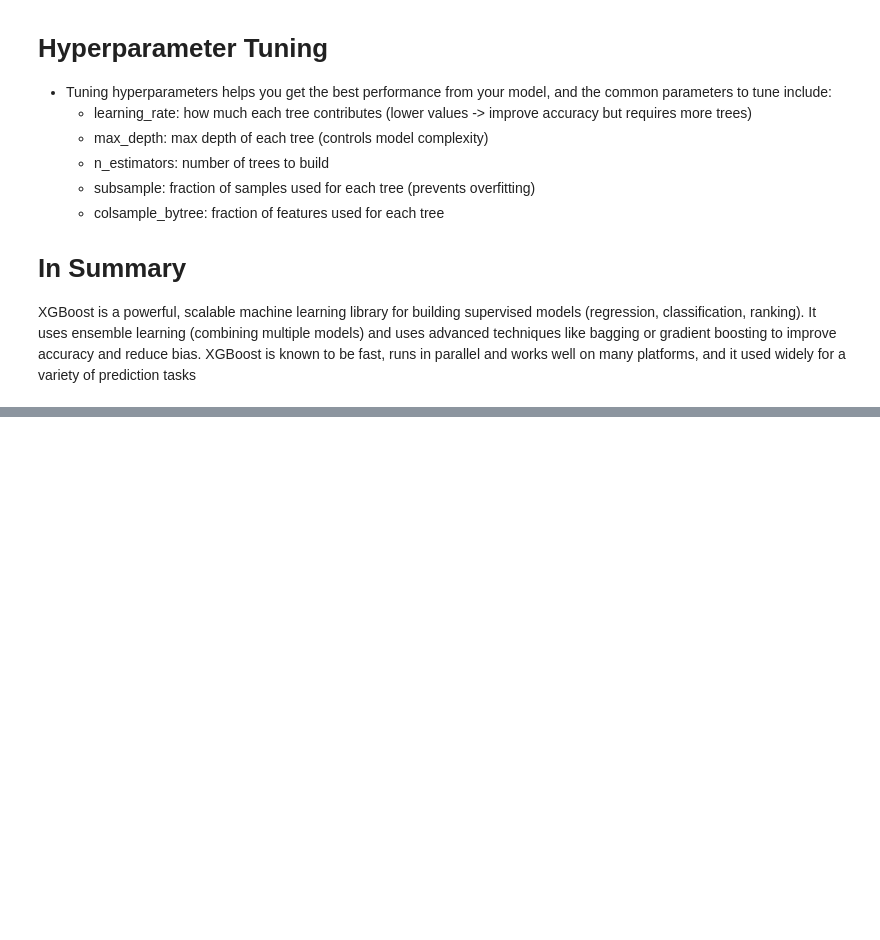
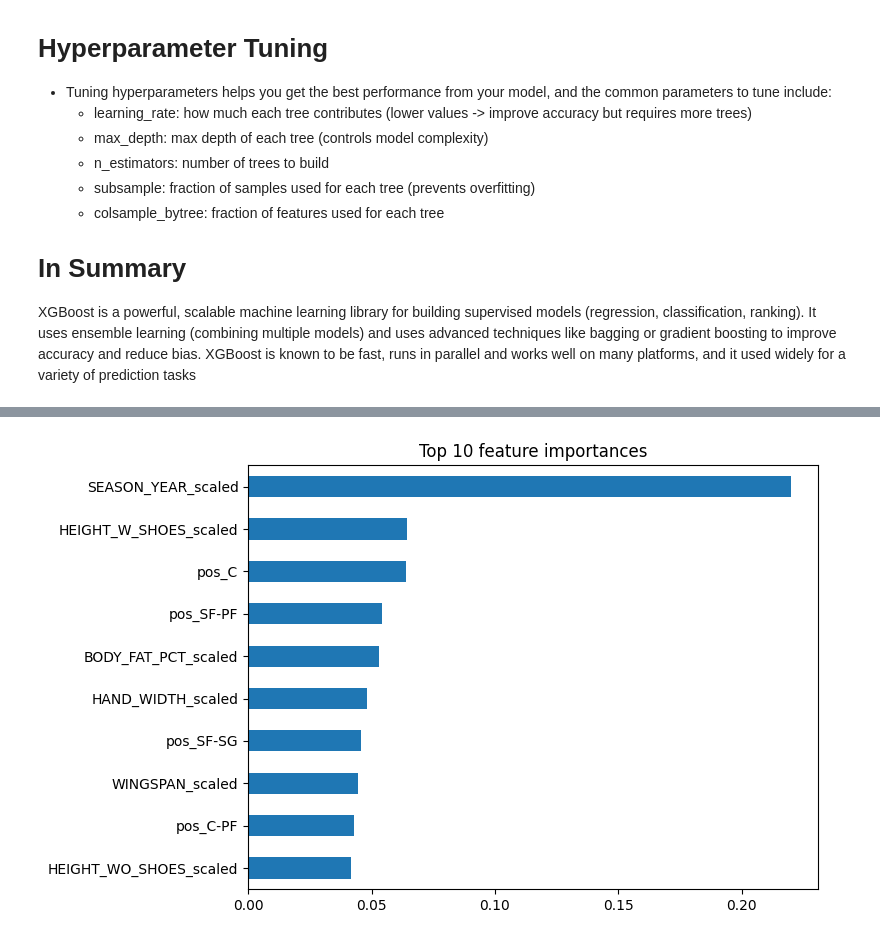
Before and after one commit to YusufAlam1/BALL, a Jupyter notebook: Machine_Learning/XGBoost.ipynb, the cells around one changed output, grey strips where cells are left out. Saved outputs shown, nothing was run; the diff lists cells and outputs as text; code cells hidden in the pictures; blank space fills up the shorter version.

Commit message:
feat: XGBoost model w/ SHAP analysis

```diff
--- a/Machine_Learning/XGBoost.ipynb
+++ b/Machine_Learning/XGBoost.ipynb
@@ -73,0 +77,91 @@ XGBoost is a powerful, scalable machine learning library for building supervised
+# %%
+# required imports
+
+import pandas as pd
+import xgboost as xgb
+from sklearn.model_selection import train_test_split
+from sklearn.preprocessing import StandardScaler
+from sklearn.metrics import classification_report, accuracy_score
+from matplotlib import pyplot as plt
+import sqlite3
+import os
+
+# define path to database and load injury profile table
+DB_PATH = os.path.abspath(os.path.join(os.getcwd(), '..', 'BALL.db'))
+conn = sqlite3.connect(DB_PATH)
+query = "SELECT * FROM player_injury_profile"
+df = pd.read_sql_query(query, conn)
+conn.close()
+
+print(f"Loaded {df.shape[0]} rows with {df['injury_count'].isna().sum()} missing injury counts")
+print(df[['POSITION', 'total_days_out', 'injury_count']].head(3))
+
+# create binary target (injured at least once in profile)
+df['injury_flag'] = (df['injury_count'] > 0).astype(int)
+target_rate = df['injury_flag'].mean()
+print(f"Players with injury_count > 0: {target_rate:.2%}")
+
+# numeric columns that need coercion
+def coerce(colseries):
+    return pd.to_numeric(colseries.astype(str).str.replace('[^0-9\.]', '', regex=True), errors='coerce')
+
+numeric_fields = [
+    'HEIGHT_WO_SHOES',
+    'HEIGHT_W_SHOES',
+    'WEIGHT',
+    'WINGSPAN',
+    'STANDING_REACH',
+    'BODY_FAT_PCT',
+    'HAND_LENGTH',
+    'HAND_WIDTH',
+    'SEASON_YEAR'
+]
+
+X_numeric = pd.DataFrame({field: coerce(df[field]) for field in numeric_fields})
+X_numeric = X_numeric.fillna(0)
+
+# scale numeric data for better convergence
+scaler = StandardScaler()
+X_scaled = pd.DataFrame(
+    scaler.fit_transform(X_numeric),
+    columns=[f + '_scaled' for f in numeric_fields],
+    index=df.index
+)
+
+# encode position information
+position = df['POSITION'].fillna('Unknown')
+pos_dummies = pd.get_dummies(position, prefix='pos')
+
+# combine features
+X = pd.concat([X_scaled, pos_dummies], axis=1)
+y = df['injury_flag']
+
+# split dataset
+X_train, X_test, y_train, y_test = train_test_split(
+    X, y, test_size=0.25, random_state=42, stratify=y
+)
+
+model = xgb.XGBClassifier(
+    objective='binary:logistic',
+    eval_metric='logloss',
+    use_label_encoder=False,
+    n_estimators=150,
+    max_depth=4,
+    learning_rate=0.1,
+    random_state=42
+)
+
+model.fit(X_train, y_train)
+y_pred = model.predict(X_test)
+
+print('Accuracy:', accuracy_score(y_test, y_pred))
+print('Classification report:')
+print(classification_report(y_test, y_pred, target_names=['no injury', 'injury']))
+
+feature_importances = pd.Series(model.feature_importances_, index=X.columns)
+feature_importances.nlargest(10).sort_values().plot(
+    kind='barh', figsize=(8, 5), title='Top 10 feature importances'
+)
+plt.tight_layout()
+plt.show()
+# %% [output]
@@ -73,0 +187 @@ XGBoost is a powerful, scalable machine learning library for building supervised
+[figure, added]
```
Also changed, not shown: parts of 4 cells of this notebook, 3 other files.
